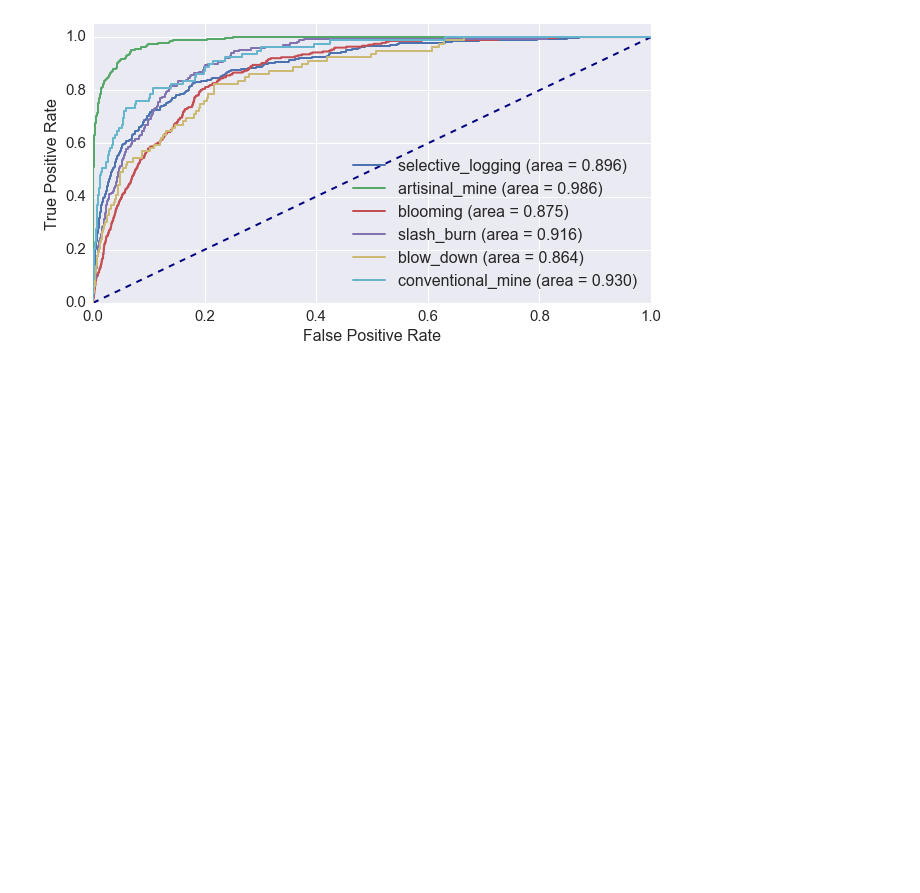
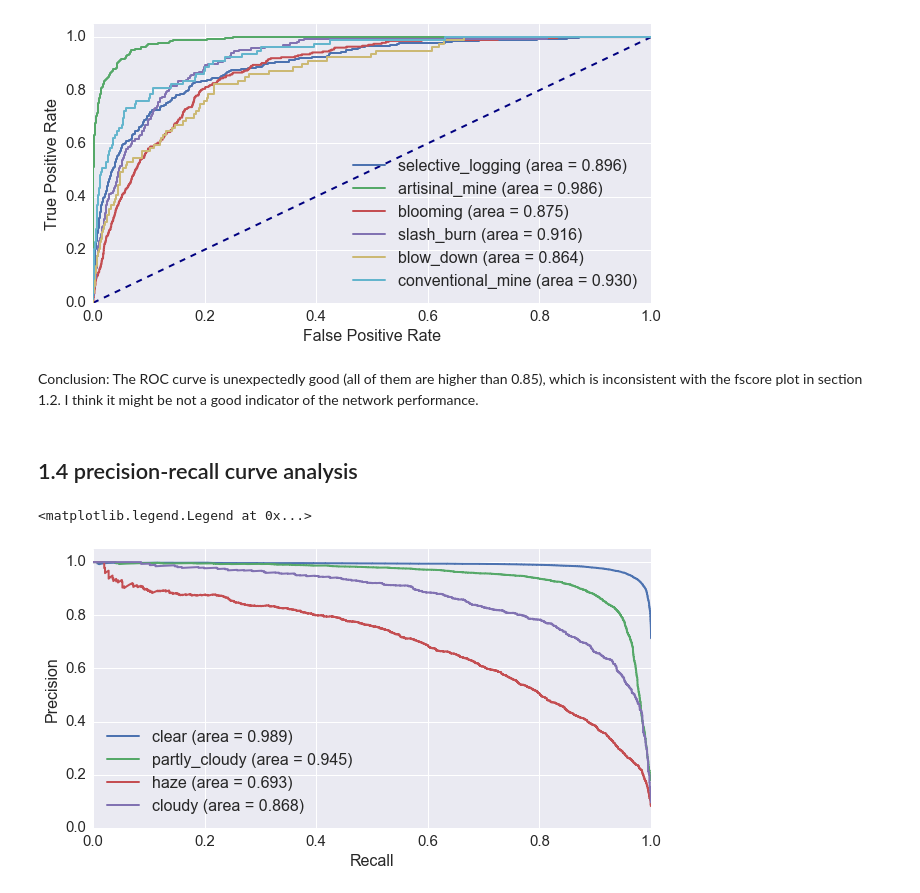
Before and after one commit to LingyuMa/kaggle_planet, a Jupyter notebook: notebooks/2.0-LM-result-analysis.ipynb, the cells around one changed output. Cells and saved outputs as stored; diff of their text form; code cells hidden in the pictures; blank space fills up the shorter version.

Commit message:
feat: add the precision-recall curve analysis in the notebook

```diff
--- a/notebooks/2.0-LM-result-analysis.ipynb
+++ b/notebooks/2.0-LM-result-analysis.ipynb
@@ -171,3 +173,27 @@ plt.legend(loc='lower right', fontsize=16)
 # %% [output]
 <matplotlib.legend.Legend at 0x...>
 [figure]
+# %% [markdown]
+Conclusion: The ROC curve is unexpectedly good (all of them are higher than 0.85), which is inconsistent with the fscore plot in section 1.2. I think it might be not a good indicator of the network performance.
+# %% [markdown]
+## 1.4 precision-recall curve analysis
+# %%
+precision = dict()
+recall = dict()
+average_precision = dict()
+for idx, label in enumerate(weather_labels):
+    precision[label], recall[label], _ = precision_recall_curve(labels[:, LABELS[label]], preds[:, LABELS[label]])
+    average_precision[label] = average_precision_score(labels[:, LABELS[label]], preds[:, LABELS[label]])
+
+plt.figure(figsize=(10,5))
+for label in weather_labels:
+    plt.plot(recall[label], precision[label], lw=2, label='{} (area = {:.3f})'.format(label, average_precision[label]))
+plt.xlim([0.0, 1.0])
+plt.ylim([0.0, 1.05])
+plt.xlabel('Recall', fontsize=16)
+plt.ylabel('Precision', fontsize=16)
+plt.tick_params(axis='both', which='major', labelsize=15)
+plt.legend(loc='lower left', fontsize=16)
+# %% [output]
+<matplotlib.legend.Legend at 0x...>
+[figure, added]
```
Also changed, not shown: parts of 4 cells of this notebook.
